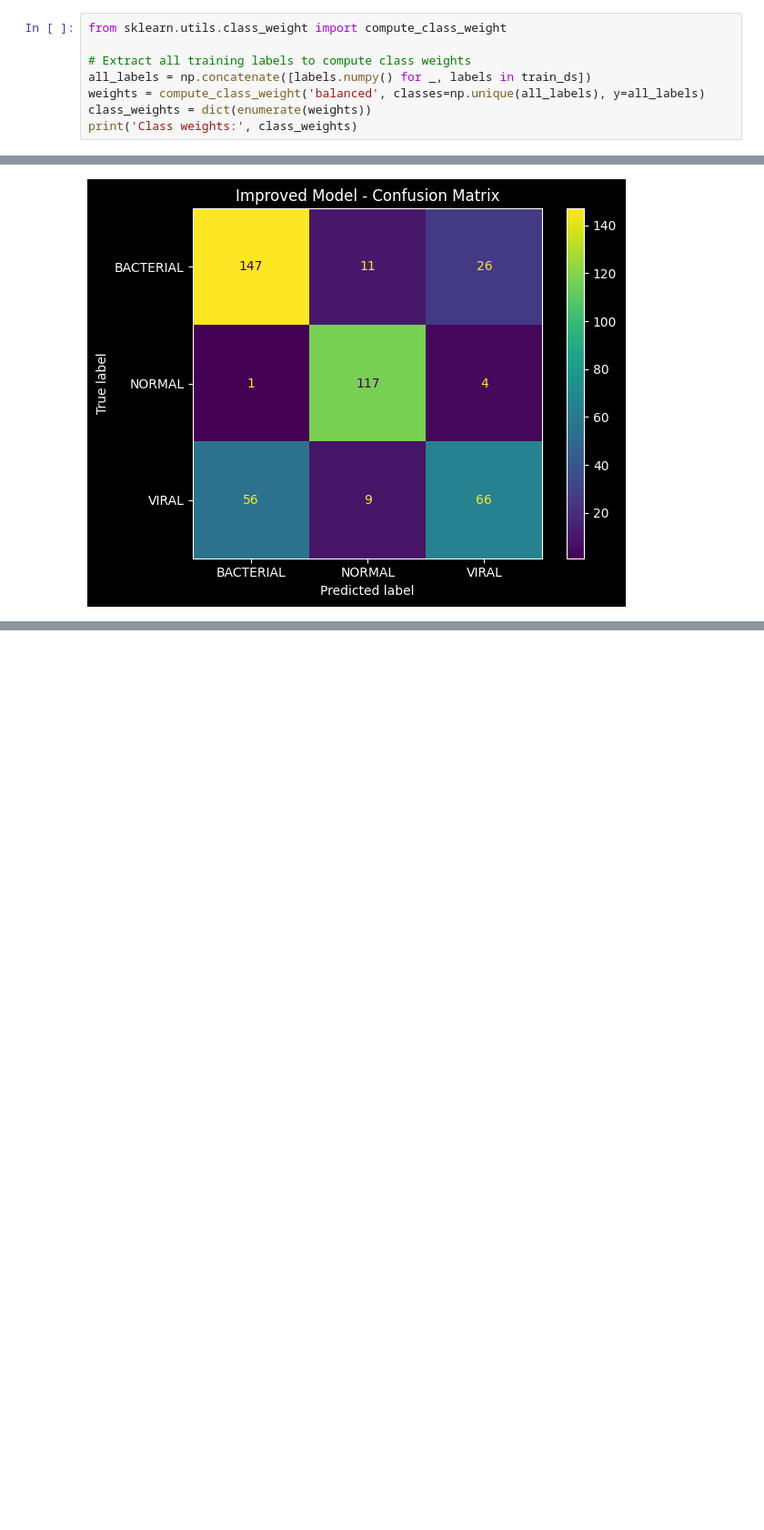
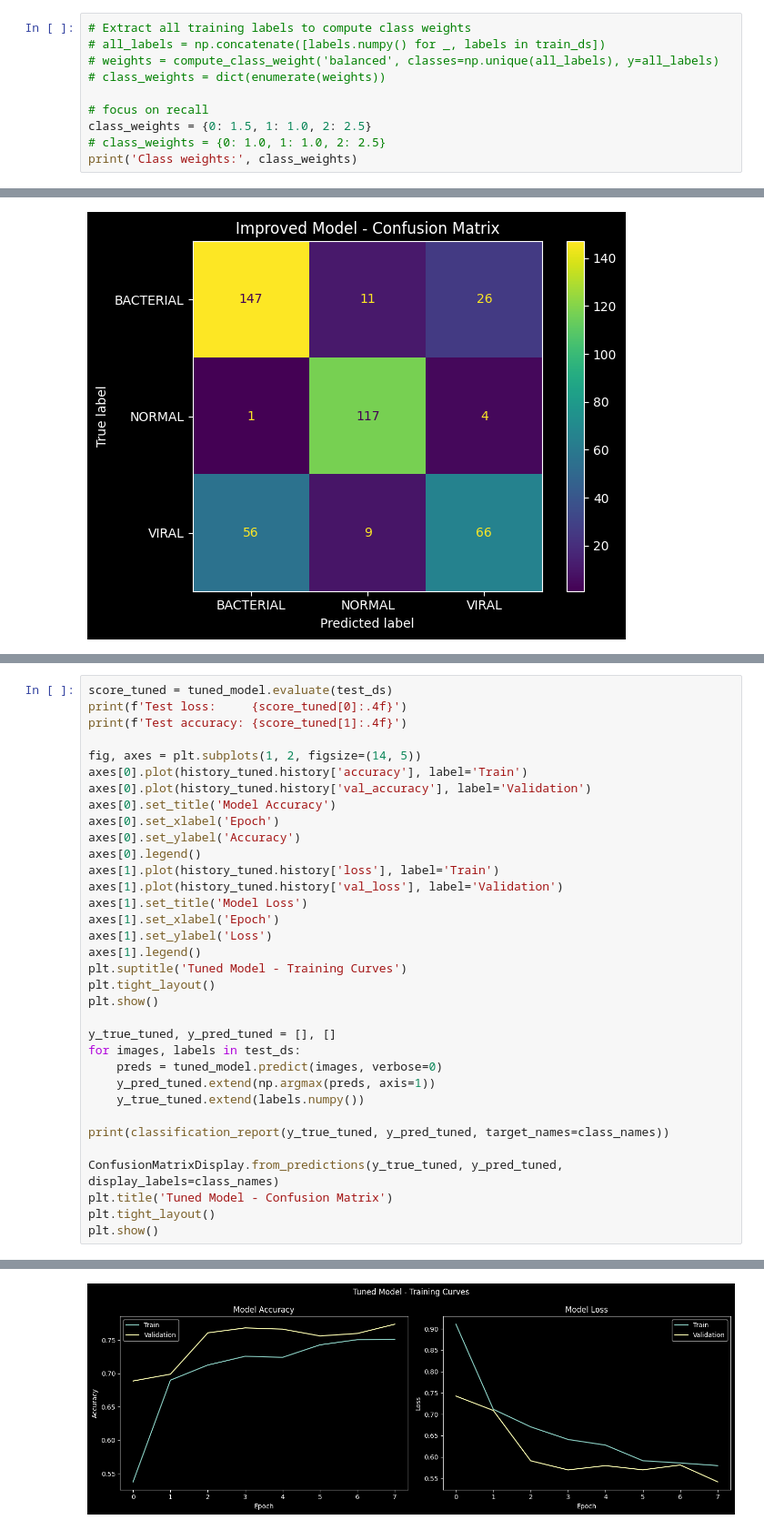
Before and after one commit to akosbujdi/cv-assign2-ann, a Jupyter notebook: pneumonia_classification.ipynb, the cells around one changed output, grey strips where cells are left out. Shown at 91% size. Drawn from its saved outputs; the diff is of its cells as text; blank space fills up the shorter version.

```diff
--- a/pneumonia_classification.ipynb
+++ b/pneumonia_classification.ipynb
@@ -301,11 +306,13 @@ improved_model.compile(
     metrics=['accuracy']
 )
 # %%
-from sklearn.utils.class_weight import compute_class_weight
+# Extract all training labels to compute class weights
+# all_labels = np.concatenate([labels.numpy() for _, labels in train_ds])
+# weights = compute_class_weight('balanced', classes=np.unique(all_labels), y=all_labels)
+# class_weights = dict(enumerate(weights))
 
-# Extract all training labels to compute class weights
-all_labels = np.concatenate([labels.numpy() for _, labels in train_ds])
-weights = compute_class_weight('balanced', classes=np.unique(all_labels), y=all_labels)
-class_weights = dict(enumerate(weights))
+# focus on recall
+class_weights = {0: 1.5, 1: 1.0, 2: 2.5}
+# class_weights = {0: 1.0, 1: 1.0, 2: 2.5}
 print('Class weights:', class_weights)
 # %% [output]
@@ -398,0 +476,35 @@ weighted avg       0.75      0.76      0.75       437
+# %%
+score_tuned = tuned_model.evaluate(test_ds)
+print(f'Test loss:     {score_tuned[0]:.4f}')
+print(f'Test accuracy: {score_tuned[1]:.4f}')
+
+fig, axes = plt.subplots(1, 2, figsize=(14, 5))
+axes[0].plot(history_tuned.history['accuracy'], label='Train')
+axes[0].plot(history_tuned.history['val_accuracy'], label='Validation')
+axes[0].set_title('Model Accuracy')
+axes[0].set_xlabel('Epoch')
+axes[0].set_ylabel('Accuracy')
+axes[0].legend()
+axes[1].plot(history_tuned.history['loss'], label='Train')
+axes[1].plot(history_tuned.history['val_loss'], label='Validation')
+axes[1].set_title('Model Loss')
+axes[1].set_xlabel('Epoch')
+axes[1].set_ylabel('Loss')
+axes[1].legend()
+plt.suptitle('Tuned Model - Training Curves')
+plt.tight_layout()
+plt.show()
+
+y_true_tuned, y_pred_tuned = [], []
+for images, labels in test_ds:
+    preds = tuned_model.predict(images, verbose=0)
+    y_pred_tuned.extend(np.argmax(preds, axis=1))
+    y_true_tuned.extend(labels.numpy())
+
+print(classification_report(y_true_tuned, y_pred_tuned, target_names=class_names))
+
+ConfusionMatrixDisplay.from_predictions(y_true_tuned, y_pred_tuned, display_labels=class_names)
+plt.title('Tuned Model - Confusion Matrix')
+plt.tight_layout()
+plt.show()
+# %% [output]
@@ -398,0 +514 @@ weighted avg       0.75      0.76      0.75       437
+[figure, added]
```
Also changed, not shown: parts of 11 cells of this notebook, 2 other files.
